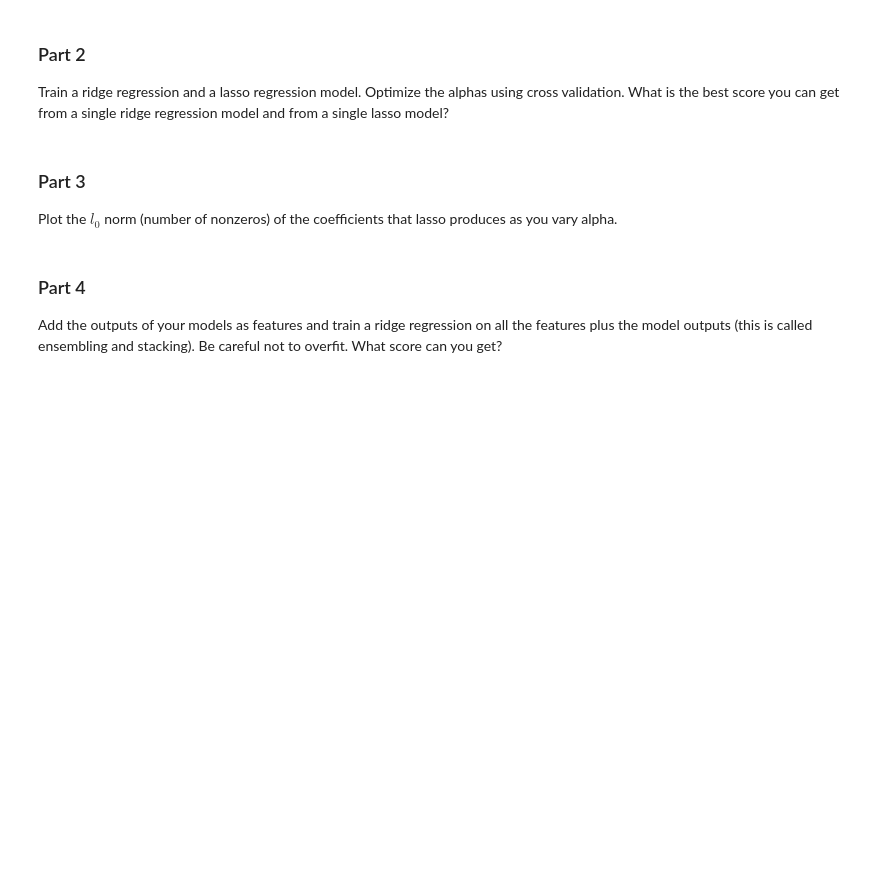
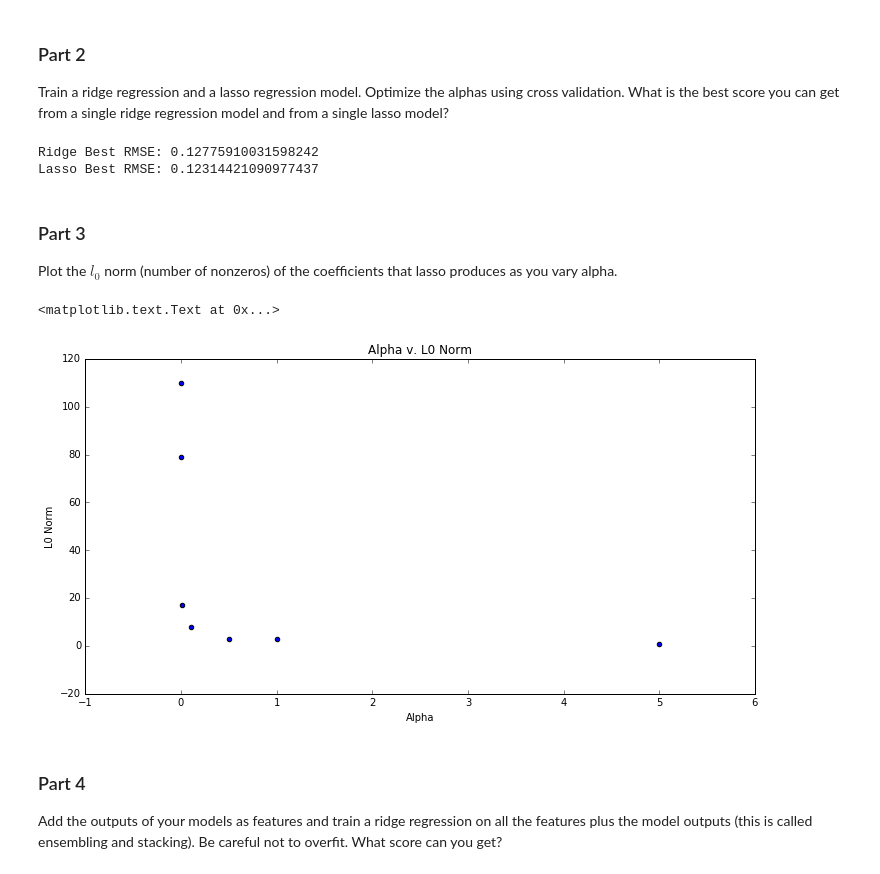
Before and after one commit to RohanNagar/datasciencelab-utaustin, a Jupyter notebook: lab5/lab5.ipynb, the cells around one changed output. Drawn from its saved outputs; the diff is of its cells as text; code cells hidden in the pictures; blank space fills up the shorter version.

```diff
--- a/lab5/lab5.ipynb
+++ b/lab5/lab5.ipynb
@@ -253,11 +282,69 @@ Goal: Get the best score you can in the Housing prices competition. https://www.
+# %%
+#log transform the target:
+train["SalePrice"] = np.log1p(train["SalePrice"])
+
+#log transform skewed numeric features:
+numeric_feats = all_data.dtypes[all_data.dtypes != "object"].index
+
+skewed_feats = train[numeric_feats].apply(lambda x: skew(x.dropna())) #compute skewness
+skewed_feats = skewed_feats[skewed_feats > 0.75]
+skewed_feats = skewed_feats.index
+
+all_data[skewed_feats] = np.log1p(all_data[skewed_feats])
+
+all_data = pd.get_dummies(all_data)
+# %%
+#filling NA's with the mean of the column:
+all_data = all_data.fillna(all_data.mean())
+# %%
+#creating matrices for sklearn:
+X_train = all_data[:train.shape[0]]
+X_test = all_data[train.shape[0]:]
+y = train.SalePrice
 # %% [markdown]
 ### Part 2
 
 Train a ridge regression and a lasso regression model. Optimize the alphas using cross validation. What is the best score you can get from a single ridge regression model and from a single lasso model?
+# %%
+from sklearn.linear_model import RidgeCV, LassoCV, Lasso
+from sklearn.cross_validation import cross_val_score
+
+model_ridge = RidgeCV(alphas= [0.05, 0.1, 0.3, 1, 3, 5, 10, 15, 30, 50, 75]).fit(X_train, y)
+model_lasso = LassoCV(alphas = [1, 0.1, 0.001, 0.0005]).fit(X_train, y)
+
+ridge_score = -cross_val_score(model_ridge, X_train, y, scoring="mean_squared_error", cv = 5)
+print("Ridge Best RMSE: {}".format(np.sqrt(ridge_score).mean()))
+
+lasso_score = -cross_val_score(model_lasso, X_train, y, scoring="mean_squared_error", cv = 5)
+print("Lasso Best RMSE: {}".format(np.sqrt(lasso_score).mean()))
+# %% [output]
+Ridge Best RMSE: 0.12775910031598242
+Lasso Best RMSE: 0.12314421090977437
 # %% [markdown]
 ### Part 3
 
 Plot the $l_0$ norm (number of nonzeros) of the coefficients that lasso produces as you vary alpha.
+# %%
+def l0_norm(coefs):
+    count = 0
+    for coef in coefs:
+        if coef != 0:
+            count += 1
+    return count
+
+alphas = [5, 1, 0.5, 0.1, 0.01, 0.001, 0.0005]
+l0_norms = []
+for alpha in alphas:
+    model = Lasso(alpha=alpha).fit(X_train, y)
+    l0_norms.append(l0_norm(model.coef_))
+
+plt.scatter(alphas, l0_norms)
+plt.title('Alpha v. L0 Norm')
+plt.xlabel('Alpha')
+plt.ylabel('L0 Norm')
+# %% [output]
+<matplotlib.text.Text at 0x...>
+[figure, added]
 # %% [markdown]
 ### Part 4
 
```
Also changed, not shown: parts of 6 cells of this notebook.
